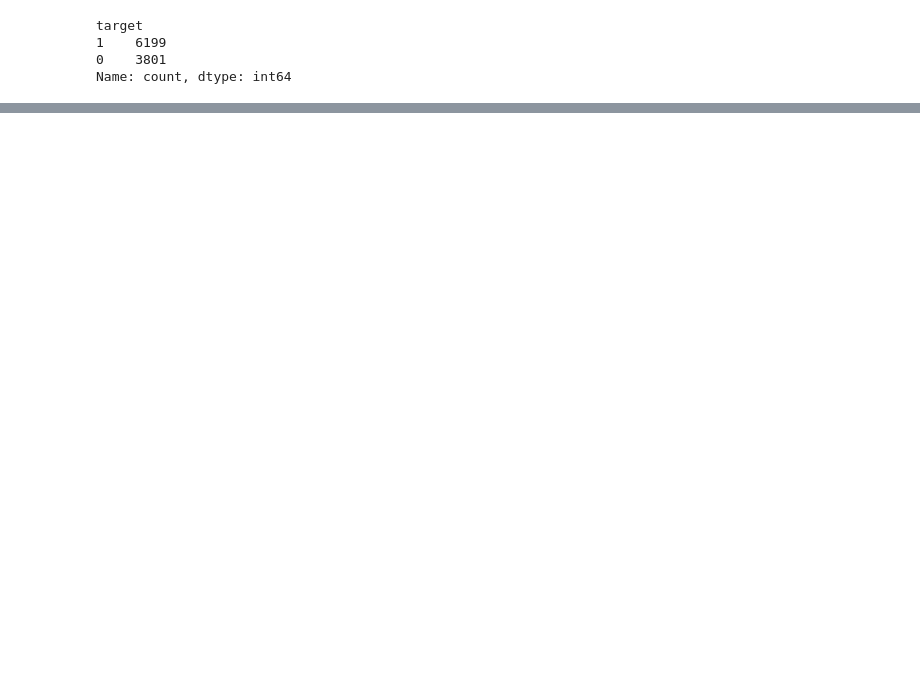
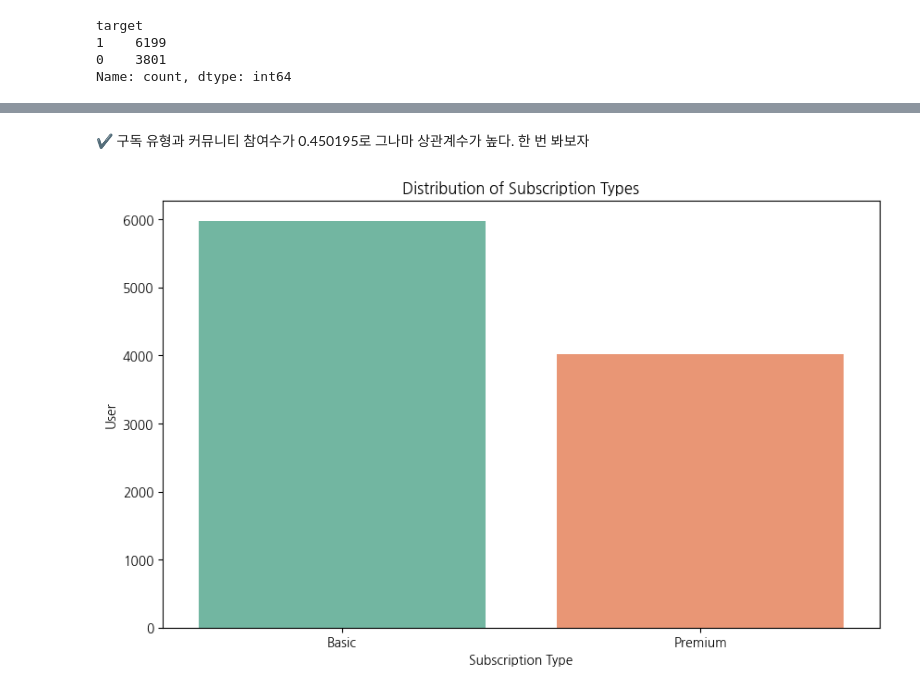
Before and after one commit to kesiss777/wassup3, a Jupyter notebook: 05_Data_Analysis/DA_Mini_Project.ipynb, the cells around one changed output, grey strips where cells are left out. Drawn from its saved outputs; the diff is of its cells as text; code cells hidden in the pictures; blank space fills up the shorter version.

```diff
--- a/05_Data_Analysis/DA_Mini_Project.ipynb
+++ b/05_Data_Analysis/DA_Mini_Project.ipynb
@@ -136,0 +184,2 @@ plt.show()
+# %%
+data['preferred_difficulty_level'] = data['preferred_difficulty_level'].map({'Low': 0, 'Medium': 1, 'High': 2})
@@ -136,0 +190,2 @@ plt.show()
+# %%
+data['subscription_type'] = data['subscription_type'].map({'Basic': 0, 'Premium': 1})
@@ -136,0 +213,13 @@ plt.show()
+# %% [markdown]
+✔️ 구독 유형과 커뮤니티 참여수가 0.450195로 그나마 상관계수가 높다. 한 번 봐보자
+# %%
+data['subscription_type'] = data['subscription_type'].map({0: 'Basic', 1: 'Premium'})
+# %%
+plt.figure(figsize=(10, 6))
+sns.countplot(data=data, x='subscription_type', hue='subscription_type', palette='Set2', legend=False)
+plt.title('Distribution of Subscription Types')
+plt.xlabel('Subscription Type')
+plt.ylabel('User')
+plt.show()
+# %% [output]
+[figure, added]
```
Also changed, not shown: parts of 20 cells of this notebook.
